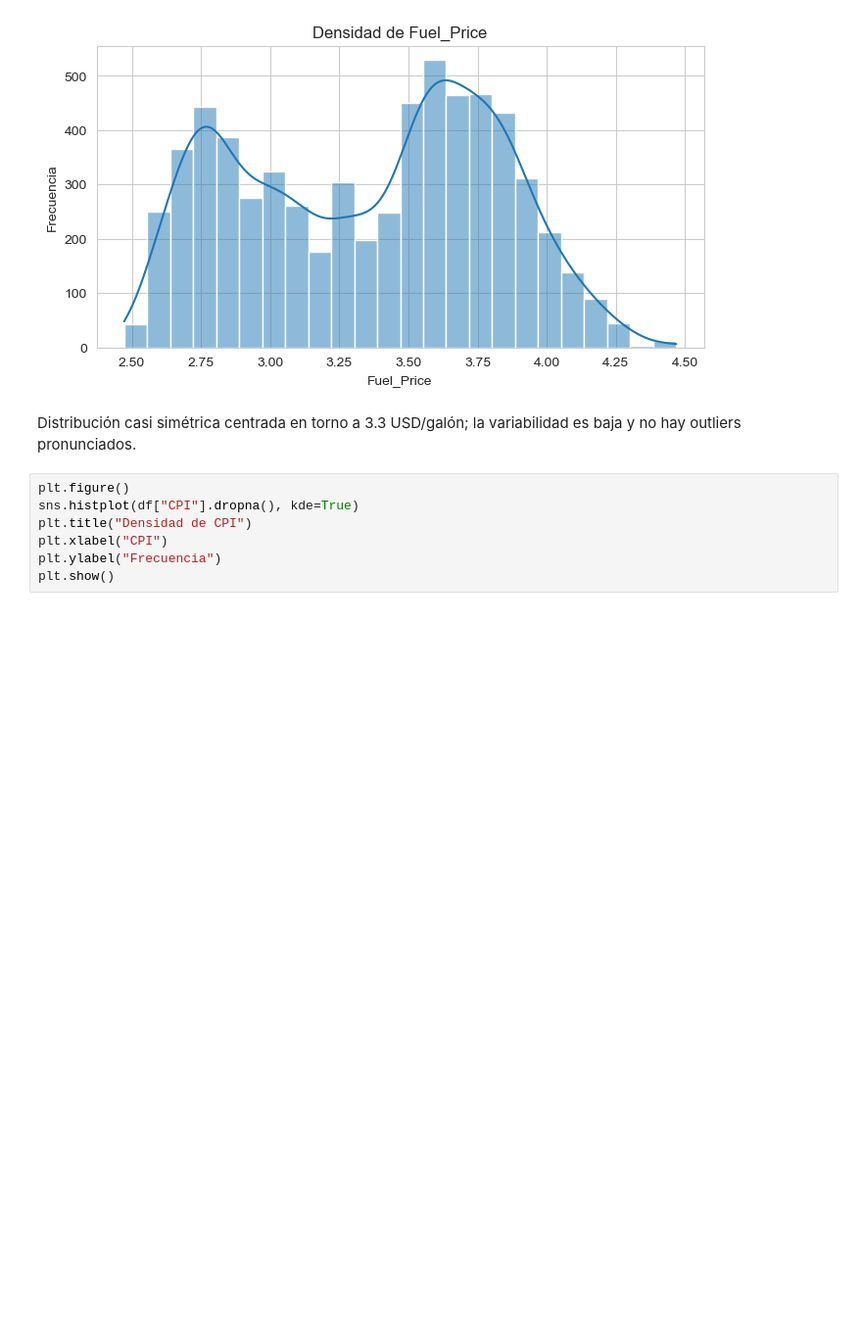
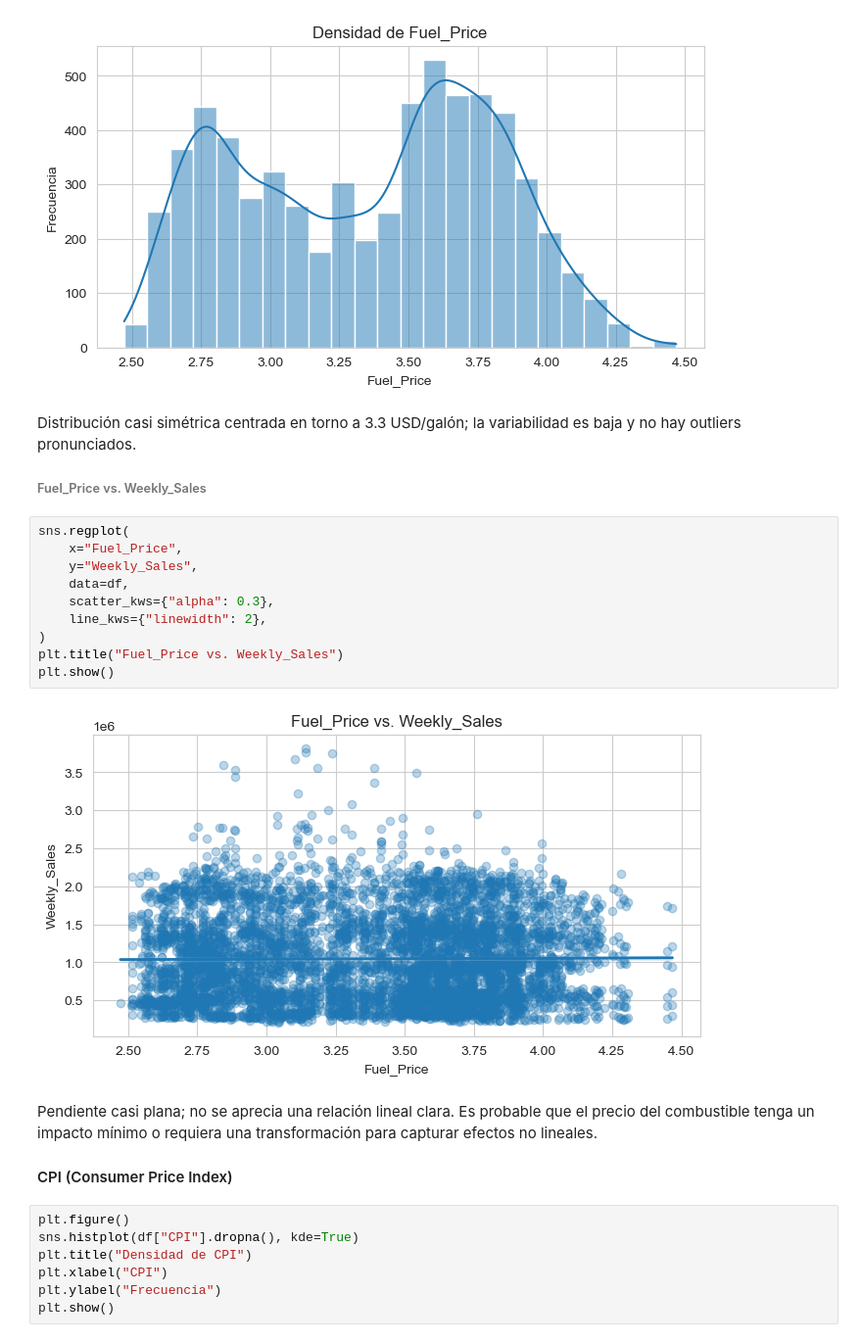
Before and after one commit to midwayjona/Econometria-2, a Jupyter notebook: project/proyecto_final.ipynb, the cells around one changed output. Shown at 98% size. Drawn from its saved outputs; the diff is of its cells as text; blank space fills up the shorter version.

```diff
--- a/project/proyecto_final.ipynb
+++ b/project/proyecto_final.ipynb
@@ -112,6 +135,24 @@ plt.show()
 [figure]
 # %% [markdown]
 Distribución casi simétrica centrada en torno a 3.3 USD/galón; la variabilidad es baja y no hay outliers pronunciados.
+
+###### Fuel_Price vs. Weekly_Sales
+# %%
+sns.regplot(
+    x="Fuel_Price",
+    y="Weekly_Sales",
+    data=df,
+    scatter_kws={"alpha": 0.3},
+    line_kws={"linewidth": 2},
+)
+plt.title("Fuel_Price vs. Weekly_Sales")
+plt.show()
+# %% [output]
+[figure, added]
+# %% [markdown]
+Pendiente casi plana; no se aprecia una relación lineal clara. Es probable que el precio del combustible tenga un impacto mínimo o requiera una transformación para capturar efectos no lineales.
+
+#### CPI (Consumer Price Index)
 # %%
 plt.figure()
 sns.histplot(df["CPI"].dropna(), kde=True)
```
Also changed, not shown: parts of 26 cells of this notebook.
